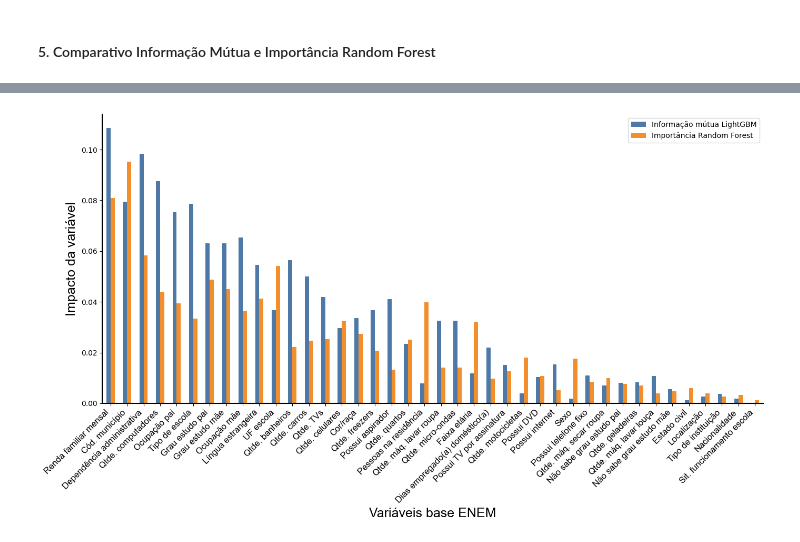
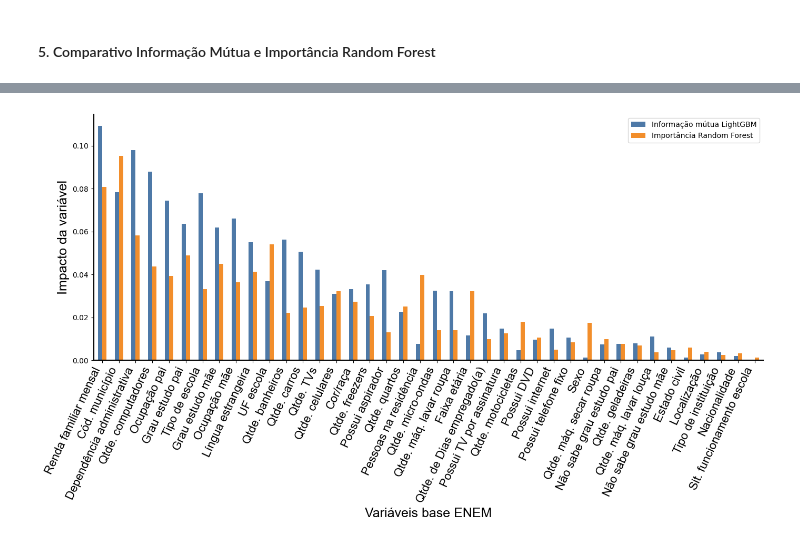
Before and after one commit to Brenosmith/TccImpactoEscolaEnem, a Jupyter notebook: src/3.1_Analise_Importancia_das_Variaveis.ipynb, the cells around one changed output, grey strips where cells are left out. Cells and saved outputs as stored; diff of their text form; code cells hidden in the pictures.

```diff
--- a/src/3.1_Analise_Importancia_das_Variaveis.ipynb
+++ b/src/3.1_Analise_Importancia_das_Variaveis.ipynb
@@ -226,32 +226,32 @@ df_plot_renomeado = df_plot.rename(index=get_nome_descritivo)
 ax = df_plot_renomeado.plot(
     kind='bar',
     figsize=(max(14, len(df_plot_renomeado) * 0.25), 8),
     color=['#4e79a7', '#f28e2b']
 )
 # Remover título
 # plt.title('Importância das Variáveis: Informação Mútua vs Random Forest')  # Removido
 
 plt.ylabel('Impacto da variável', fontsize=18, fontname='Arial', color='black')
 plt.xlabel('Variáveis base ENEM', fontsize=18, fontname='Arial', color='black')
-plt.xticks(rotation=45, ha='right', fontsize=12, fontname='Arial', color='black')
+plt.xticks(rotation=65, ha='right', fontsize=16, fontname='Arial', color='black')
 plt.legend(['Informação mútua LightGBM', 'Importância Random Forest'])
 
 # Remover grades
 ax.grid(False)
 
 # Remover todas as bordas
 for spine in ax.spines.values():
     spine.set_visible(False)
 
 # Destacar apenas os eixos principal inferior (bottom) e esquerdo (left)
 ax.spines['bottom'].set_visible(True)
 ax.spines['bottom'].set_color('black')
 ax.spines['bottom'].set_linewidth(1.5)
 ax.spines['left'].set_visible(True)
 ax.spines['left'].set_color('black')
 ax.spines['left'].set_linewidth(1.5)
 
 plt.tight_layout()
 plt.show()
 # %% [output]
-[figure, old version]
+[figure, new version]
```
Also changed, not shown: parts of 4 cells of this notebook, 2 other files.
